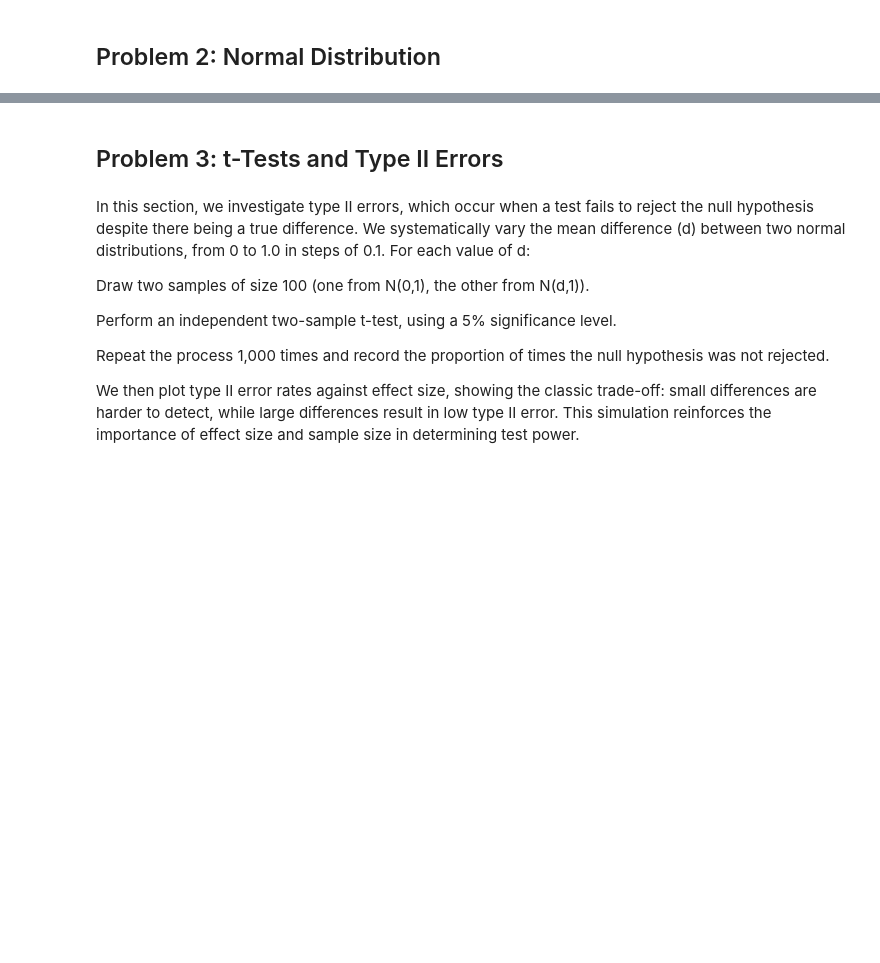
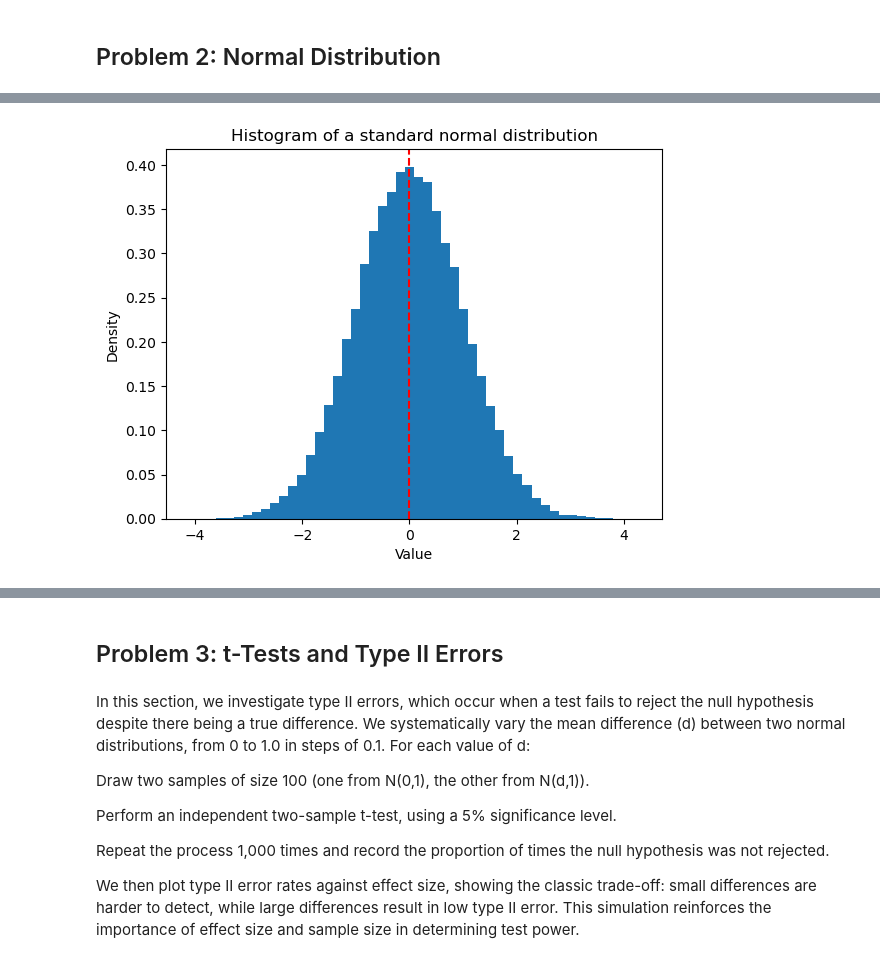
Before and after one commit to morgam7/applied-statistics, a Jupyter notebook: problems.ipynb, the cells around one changed output, grey strips where cells are left out. Cells and saved outputs as stored; diff of their text form; code cells hidden in the pictures; blank space fills up the shorter version.

```diff
--- a/problems.ipynb
+++ b/problems.ipynb
@@ -151,0 +139,13 @@ We then plot histograms of these results on the same axes, using transparency to
+# %%
+import matplotlib.pyplot as plt
+
+data = np.random.normal(loc=0, scale=1, size=100_000)
+
+plt.hist(data, bins=50, density=True)
+plt.axvline(np.mean(data), color="red", linestyle="--")
+plt.xlabel("Value")
+plt.ylabel("Density")
+plt.title("Histogram of a standard normal distribution")
+plt.show()
+# %% [output]
+[figure, added]
```
Also changed, not shown: parts of 21 cells of this notebook.
